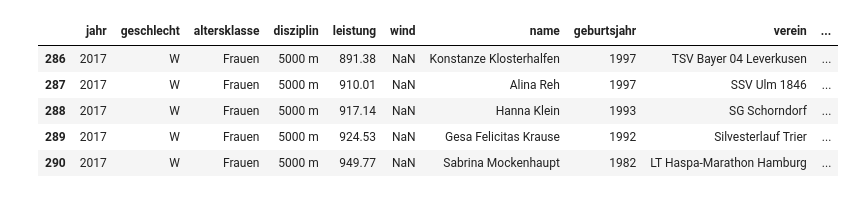
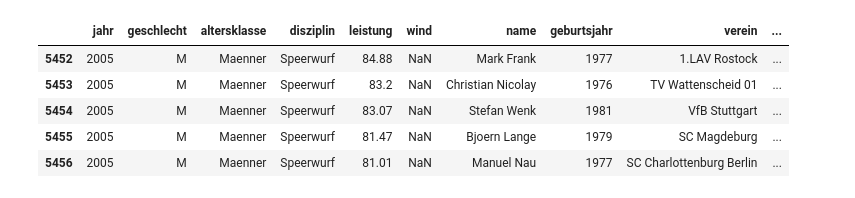
Before and after one commit to maxwernz/Data-Literacy, a Jupyter notebook: mattis/performace_years_top_comparison.ipynb, the cells around one changed output. Cells and saved outputs as stored; diff of their text form; code cells hidden in the pictures.

```diff
--- a/mattis/performace_years_top_comparison.ipynb
+++ b/mattis/performace_years_top_comparison.ipynb
@@ -12,14 +13,15 @@ import numpy as np
 data = util.load_data(path_file='C:\\Users\\Mattis\\OneDrive\\Kogni\\DataLiteracyProject\\Data-Literacy\\data_csv\\Data.csv')
 dat_wa = pd.read_csv('C:\\Users\\Mattis\\OneDrive\\Kogni\\DataLiteracyProject\\Data-Literacy\\data_csv\\data_with_wa_scores.csv', sep=',')
 # %%
-disziplin = "5000 m"
-gender = "W"
-filtered_data = data[(data["disziplin"] == disziplin) & (data["geschlecht"] == gender)]
+disziplin = "Speerwurf"
+gender = "M"
+altersklasse = "Maenner"
+filtered_data = data[(data["disziplin"] == disziplin) & (data["geschlecht"] == gender) & (data["altersklasse"] == altersklasse)]
 filtered_data.head()
 # %% [output]
 |  | jahr | geschlecht | altersklasse | disziplin | leistung | wind | name | geburtsjahr | verein | ... |
-| 286 | 2017 | W | Frauen | 5000 m | 891.38 | NaN | Konstanze Klosterhalfen | 1997 | TSV Bayer 04 Leverkusen | ... |
-| 287 | 2017 | W | Frauen | 5000 m | 910.01 | NaN | Alina Reh | 1997 | SSV Ulm 1846 | ... |
-| 288 | 2017 | W | Frauen | 5000 m | 917.14 | NaN | Hanna Klein | 1993 | SG Schorndorf | ... |
-| 289 | 2017 | W | Frauen | 5000 m | 924.53 | NaN | Gesa Felicitas Krause | 1992 | Silvesterlauf Trier | ... |
-| 290 | 2017 | W | Frauen | 5000 m | 949.77 | NaN | Sabrina Mockenhaupt | 1982 | LT Haspa-Marathon Hamburg | ... |
+| 5452 | 2005 | M | Maenner | Speerwurf | 84.88 | NaN | Mark Frank | 1977 | 1.LAV Rostock | ... |
+| 5453 | 2005 | M | Maenner | Speerwurf | 83.2 | NaN | Christian Nicolay | 1976 | TV Wattenscheid 01 | ... |
+| 5454 | 2005 | M | Maenner | Speerwurf | 83.07 | NaN | Stefan Wenk | 1981 | VfB Stuttgart | ... |
+| 5455 | 2005 | M | Maenner | Speerwurf | 81.47 | NaN | Bjoern Lange | 1979 | SC Magdeburg | ... |
+| 5456 | 2005 | M | Maenner | Speerwurf | 81.01 | NaN | Manuel Nau | 1977 | SC Charlottenburg Berlin | ... |
```
Also changed, not shown: parts of 5 cells of this notebook, 4 other files.
